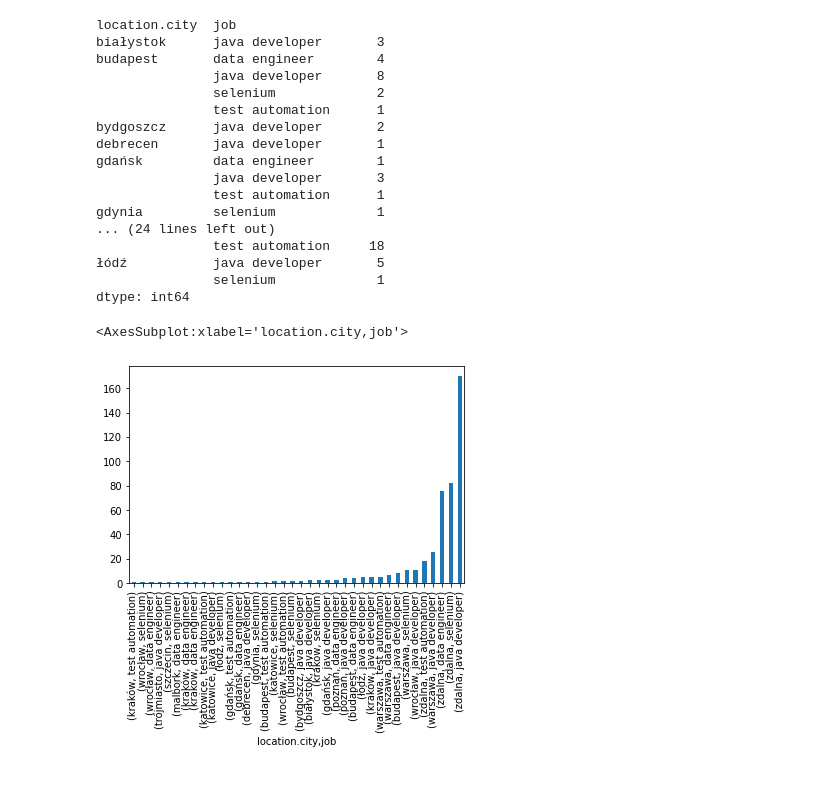
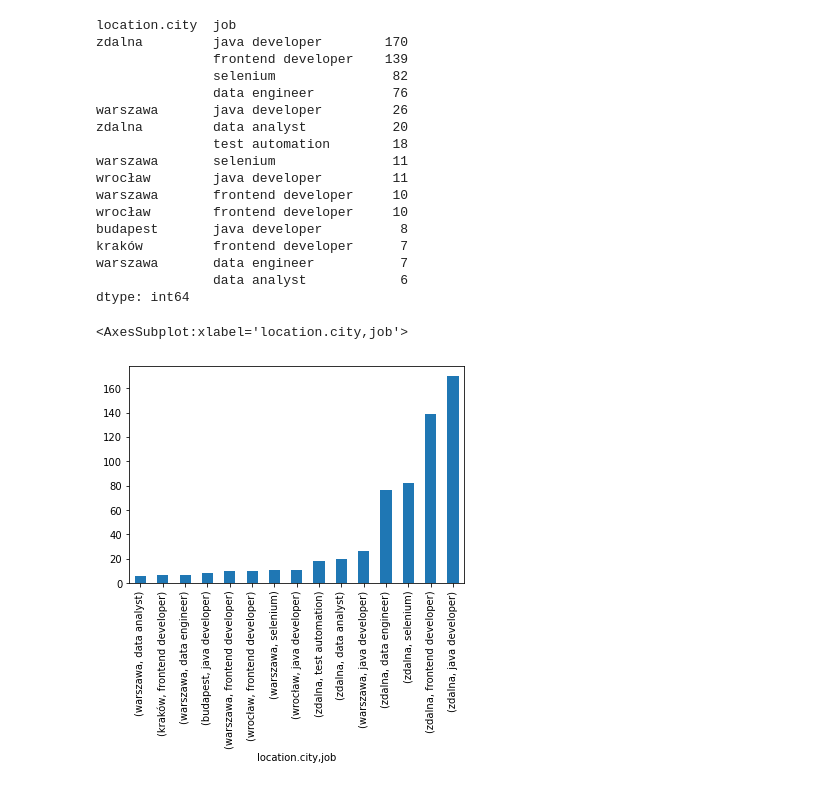
Before and after one commit to misiekofski/pad11_przykladowe_rozwiazania, a Jupyter notebook: rozwiazanie/notebooks/04-DataAnalysis.ipynb, the cells around one changed output. Cells and saved outputs as stored; diff of their text form; code cells hidden in the pictures.

```diff
--- a/rozwiazanie/notebooks/04-DataAnalysis.ipynb
+++ b/rozwiazanie/notebooks/04-DataAnalysis.ipynb
@@ -31,26 +33,26 @@ dtype: int64
 # %%
-offers_by_city = df.groupby(by=['location.city', 'job']).size()
+offers_by_city = df.groupby(by=['location.city', 'job']).size().nlargest(15)
 
 print(offers_by_city)
 offers_by_city.sort_values().plot.bar()
 # %% [output]
 location.city  job
-białystok      java developer       3
-budapest       data engineer        4
-               java developer       8
-               selenium             2
-               test automation      1
-bydgoszcz      java developer       2
-debrecen       java developer       1
-gdańsk         data engineer        1
-               java developer       3
-               test automation      1
-gdynia         selenium             1
-... (24 lines left out)
-               test automation     18
-łódź           java developer       5
-               selenium             1
+zdalna         java developer        170
+               frontend developer    139
+               selenium               82
+               data engineer          76
+warszawa       java developer         26
+zdalna         data analyst           20
+               test automation        18
+warszawa       selenium               11
+wrocław        java developer         11
+warszawa       frontend developer     10
+wrocław        frontend developer     10
+budapest       java developer          8
+kraków         frontend developer      7
+warszawa       data engineer           7
+               data analyst            6
 dtype: int64
 <AxesSubplot:xlabel='location.city,job'>
-[figure, old version]
+[figure, new version]
 # %%
```
Also changed, not shown: parts of 6 cells of this notebook, 2 other files.
